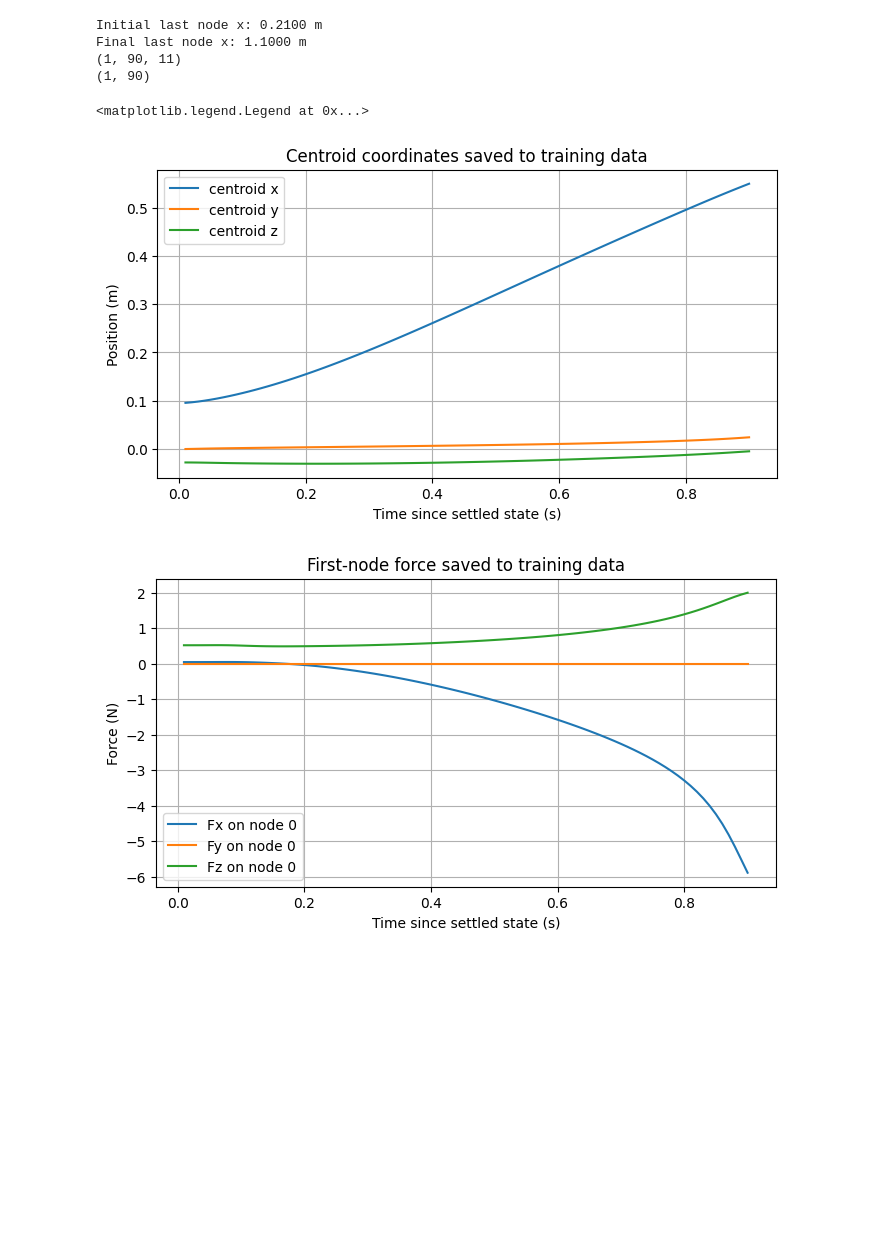
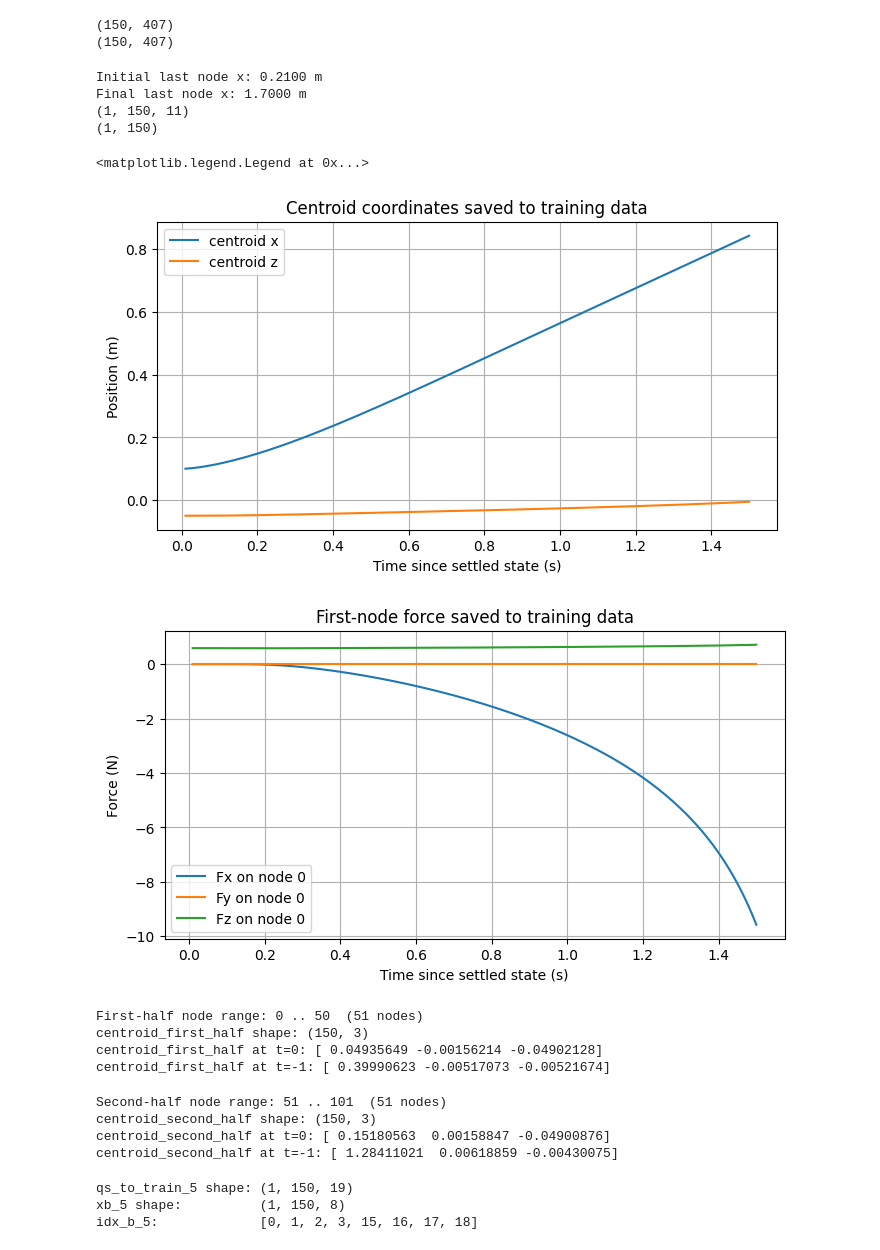
Before and after one commit to StructuresComp/dismech-python, a Jupyter notebook: experiments/slinky_2D_extract_training_data.ipynb, the cells around one changed output. Cells and saved outputs as stored; diff of their text form; code cells hidden in the pictures; blank space fills up the shorter version.

```diff
--- a/experiments/slinky_2D_extract_training_data.ipynb
+++ b/experiments/slinky_2D_extract_training_data.ipynb
@@ -16,14 +49,17 @@ n_nodes = (qs.shape[1] +1)//4
 # %%
 ## filter
-first_idx_of_interest = 1 # ignore the first 100 frames where the F is loggesd as zeros
-last_idx_of_interest = 10 # ignore the last 100 frames where the force decreases
+first_idx_of_interest = 1 # ignore the first frame where the F is loggesd as zeros
+last_idx_of_interest = n_nodes
 # filter all force qs to last_idx_of_interest
-q_filtered = qs[first_idx_of_interest:-last_idx_of_interest, :]
-F_filtered = Fs_arr[first_idx_of_interest:-last_idx_of_interest, :]
-t_filtered = t_arr[first_idx_of_interest:-last_idx_of_interest]
+q_filtered = qs[first_idx_of_interest:last_idx_of_interest, :]
+F_filtered = Fs_arr[first_idx_of_interest:last_idx_of_interest, :]
+t_filtered = t_arr[first_idx_of_interest:last_idx_of_interest]
 
 print(q_filtered.shape)
 print(F_filtered.shape)
+# %% [output]
+(150, 407)
+(150, 407)
 # %%
 num_t = q_filtered.shape[0]
 
@@ -60,10 +96,16 @@ xb = np.zeros((num_t, len(idx_b)))
 xb[:, 5:8] = node_last
 
 # example force target: x,z force on node 0 with zero y
+# F_train = np.column_stack([
+#     F_filtered[:, 0],
+#     np.zeros(num_t),
+#     F_filtered[:, 2],
+# ])
+
 F_train = np.column_stack([
-    F_filtered[:, 0],
+    F_filtered[:, 0] + F_filtered[:, 3], # x force on node 0 + x force on node 1 # since both are "fixed"
     np.zeros(num_t),
-    F_filtered[:, 2],
+    F_filtered[:, 2] + F_filtered[:, 5], # z force on node 0 + z force on node 1 # since both are "fixed"
 ])
 
 # add time (lambdas array) to the training data
@@ -84,36 +126,35 @@ print(f"Final last node x: {final_last_node_x:.4f} m")
 print(qs_to_train.shape)
 print(valid.shape)
 
-np.savez('slinky_2D_train_data_settled_start.npz', qs=qs_to_train, F=F_train, xb=xb, idx_b=idx_b, lambdas=lambdas, valid=valid)
+np.savez('slinky_2D_train_data_settled_start_summed.npz', qs=qs_to_train, F=F_train, xb=xb, idx_b=idx_b, lambdas=lambdas, valid=valid)
 # %% [output]
 Initial last node x: 0.2100 m
-Final last node x: 1.1000 m
-(1, 90, 11)
-(1, 90)
+Final last node x: 1.7000 m
+(1, 150, 11)
+(1, 150)
 # %%
 plt.figure(figsize=(8, 4))
-plt.plot(t_filtered, centroid[:, 0], label='centroid x')
-plt.plot(t_filtered, centroid[:, 1], label='centroid y')
-plt.plot(t_filtered, centroid[:, 2], label='centroid z')
+plt.plot(t_filtered, qs_to_train[0, :, 4], label='centroid x')
+plt.plot(t_filtered, qs_to_train[0, :, 6], label='centroid z')
 plt.xlabel('Time since settled state (s)')
 plt.ylabel('Position (m)')
 plt.title('Centroid coordinates saved to training data')
 plt.grid(True)
 plt.legend()
 
 plt.figure(figsize=(8, 4))
-plt.plot(t_filtered, F_filtered[:, 0], label='Fx on node 0')
+plt.plot(t_filtered, F_train[0, :, 0], label='Fx on node 0')
 plt.plot(t_filtered, np.zeros_like(t_filtered), label='Fy on node 0')
-plt.plot(t_filtered, F_filtered[:, 2], label='Fz on node 0')
+plt.plot(t_filtered, F_train[0, :, 2], label='Fz on node 0')
 plt.xlabel('Time since settled state (s)')
 plt.ylabel('Force (N)')
 plt.title('First-node force saved to training data')
 plt.grid(True)
 plt.legend()
 # %% [output]
 <matplotlib.legend.Legend at 0x...>
-[figure, old version]
+[figure, new version]
-[figure, old version]
+[figure, new version]
 # %%
 # additional centerline point between node0 and the overall centroid:
 # centroid of the first half of the nodes
@@ -124,6 +165,11 @@ print(f"First-half node range: 0 .. {half_idx - 1}  ({half_idx} nodes)")
 print(f"centroid_first_half shape: {centroid_first_half.shape}")
 print(f"centroid_first_half at t=0: {centroid_first_half[0]}")
 print(f"centroid_first_half at t=-1: {centroid_first_half[-1]}")
+# %% [output]
+First-half node range: 0 .. 50  (51 nodes)
+centroid_first_half shape: (150, 3)
+centroid_first_half at t=0: [ 0.04935649 -0.00156214 -0.04902128]
+centroid_first_half at t=-1: [ 0.39990623 -0.00517073 -0.00521674]
 # %%
 # additional centerline point between the overall centroid and node_last:
 # centroid of the second half of the nodes
@@ -133,6 +179,11 @@ print(f"Second-half node range: {half_idx} .. {n_nodes - 1}  ({n_nodes - half_id
 print(f"centroid_second_half shape: {centroid_second_half.shape}")
 print(f"centroid_second_half at t=0: {centroid_second_half[0]}")
 print(f"centroid_second_half at t=-1: {centroid_second_half[-1]}")
+# %% [output]
+Second-half node range: 51 .. 101  (51 nodes)
+centroid_second_half shape: (150, 3)
+centroid_second_half at t=0: [ 0.15180563  0.00158847 -0.04900876]
+centroid_second_half at t=-1: [ 1.28411021  0.00618859 -0.00430075]
 # %%
 # 5-noded centerline state:
 # [node0, centroid_first_half, centroid, centroid_second_half, node_last]
@@ -202,3 +253,7 @@ np.savez(
     lambdas=lambdas_5,
     valid=valid_5,
 )
+# %% [output]
+qs_to_train_5 shape: (1, 150, 19)
+xb_5 shape:          (1, 150, 8)
+idx_b_5:             [0, 1, 2, 3, 15, 16, 17, 18]
```
Also changed, not shown: parts of 3 cells of this notebook, 4 other files.
